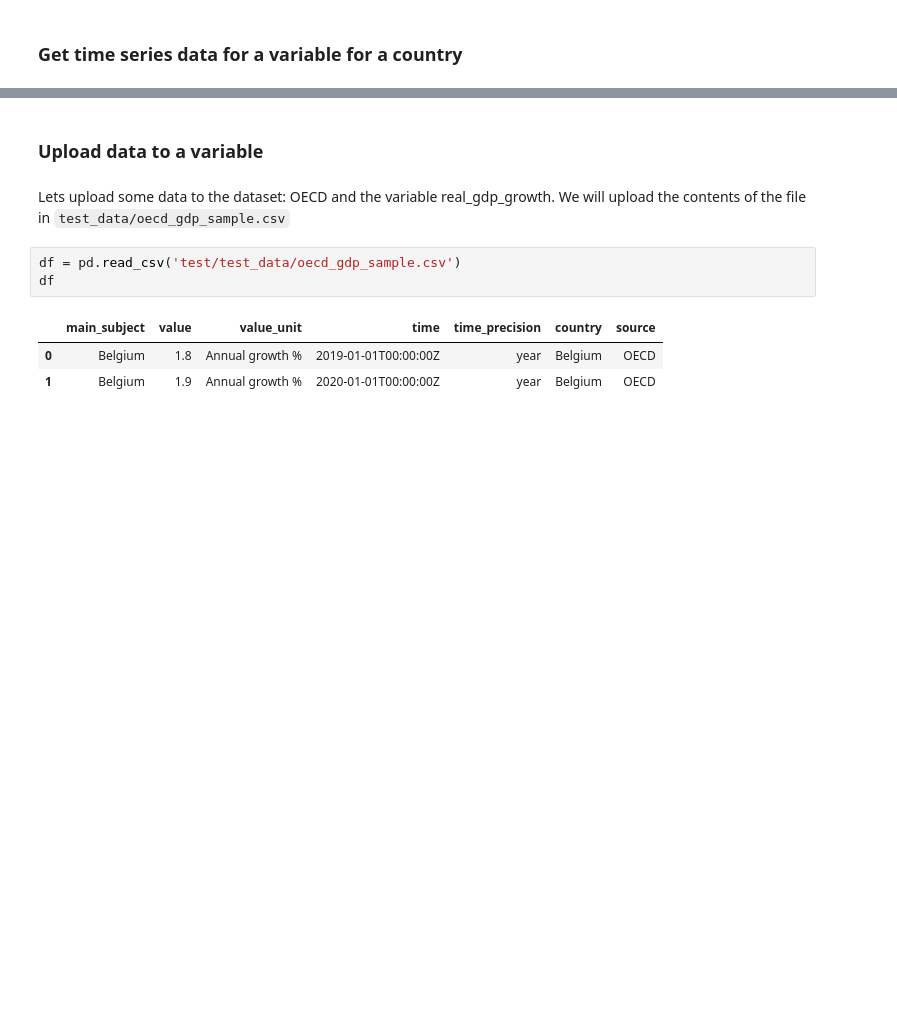
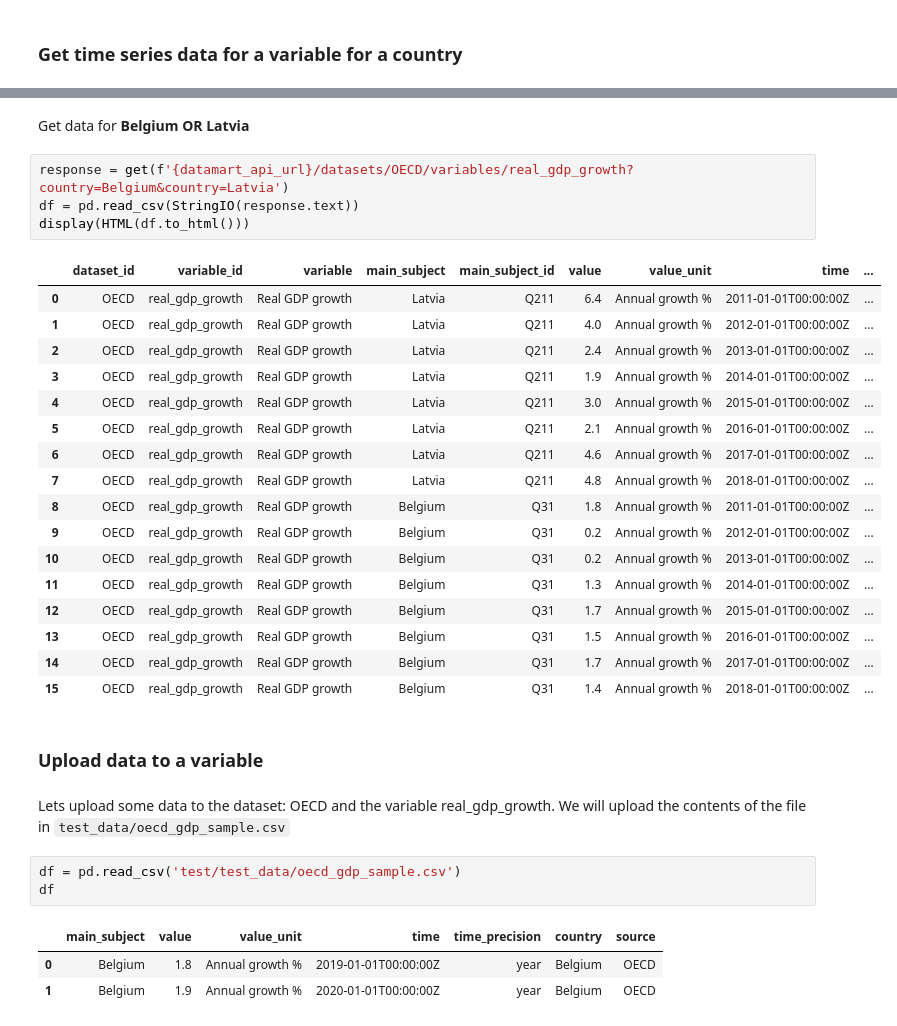
Before and after one commit to usc-isi-i2/datamart-api, a Jupyter notebook: Datamart Data API Demo.ipynb, the cells around one changed output, grey strips where cells are left out. Cells and saved outputs as stored; diff of their text form; blank space fills up the shorter version.

```diff
--- a/Datamart Data API Demo.ipynb
+++ b/Datamart Data API Demo.ipynb
@@ -185,3 +255,27 @@ display(HTML(df.to_html()))
+# %% [markdown]
+Get data for **Belgium OR Latvia**
+# %%
+response = get(f'{datamart_api_url}/datasets/OECD/variables/real_gdp_growth?country=Belgium&country=Latvia')
+df = pd.read_csv(StringIO(response.text))
+display(HTML(df.to_html()))
+# %% [output]
+|  | dataset_id | variable_id | variable | main_subject | main_subject_id | value | value_unit | time | ... |
+| 0 | OECD | real_gdp_growth | Real GDP growth | Latvia | Q211 | 6.4 | Annual growth % | 2011-01-01T00:00:00Z | ... |
+| 1 | OECD | real_gdp_growth | Real GDP growth | Latvia | Q211 | 4.0 | Annual growth % | 2012-01-01T00:00:00Z | ... |
+| 2 | OECD | real_gdp_growth | Real GDP growth | Latvia | Q211 | 2.4 | Annual growth % | 2013-01-01T00:00:00Z | ... |
+| 3 | OECD | real_gdp_growth | Real GDP growth | Latvia | Q211 | 1.9 | Annual growth % | 2014-01-01T00:00:00Z | ... |
+| 4 | OECD | real_gdp_growth | Real GDP growth | Latvia | Q211 | 3.0 | Annual growth % | 2015-01-01T00:00:00Z | ... |
+| 5 | OECD | real_gdp_growth | Real GDP growth | Latvia | Q211 | 2.1 | Annual growth % | 2016-01-01T00:00:00Z | ... |
+| 6 | OECD | real_gdp_growth | Real GDP growth | Latvia | Q211 | 4.6 | Annual growth % | 2017-01-01T00:00:00Z | ... |
+| 7 | OECD | real_gdp_growth | Real GDP growth | Latvia | Q211 | 4.8 | Annual growth % | 2018-01-01T00:00:00Z | ... |
+| 8 | OECD | real_gdp_growth | Real GDP growth | Belgium | Q31 | 1.8 | Annual growth % | 2011-01-01T00:00:00Z | ... |
+| 9 | OECD | real_gdp_growth | Real GDP growth | Belgium | Q31 | 0.2 | Annual growth % | 2012-01-01T00:00:00Z | ... |
+| 10 | OECD | real_gdp_growth | Real GDP growth | Belgium | Q31 | 0.2 | Annual growth % | 2013-01-01T00:00:00Z | ... |
+| 11 | OECD | real_gdp_growth | Real GDP growth | Belgium | Q31 | 1.3 | Annual growth % | 2014-01-01T00:00:00Z | ... |
+| 12 | OECD | real_gdp_growth | Real GDP growth | Belgium | Q31 | 1.7 | Annual growth % | 2015-01-01T00:00:00Z | ... |
+| 13 | OECD | real_gdp_growth | Real GDP growth | Belgium | Q31 | 1.5 | Annual growth % | 2016-01-01T00:00:00Z | ... |
+| 14 | OECD | real_gdp_growth | Real GDP growth | Belgium | Q31 | 1.7 | Annual growth % | 2017-01-01T00:00:00Z | ... |
+| 15 | OECD | real_gdp_growth | Real GDP growth | Belgium | Q31 | 1.4 | Annual growth % | 2018-01-01T00:00:00Z | ... |
 # %% [markdown]
 ### Upload data to a variable
 # %% [markdown]
```
Also changed, not shown: parts of 24 cells of this notebook.
